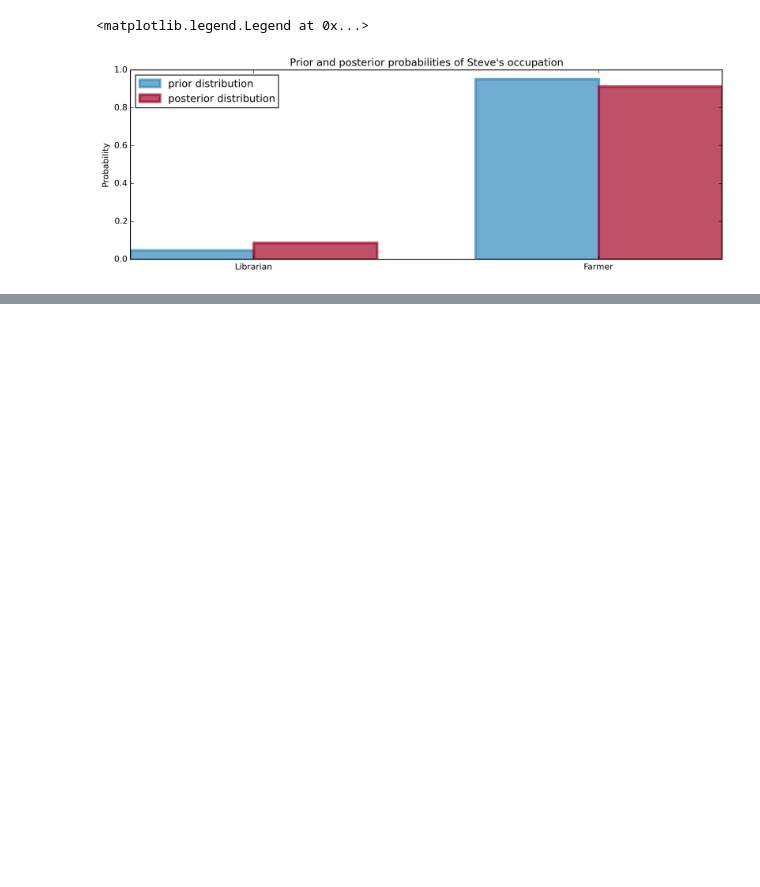
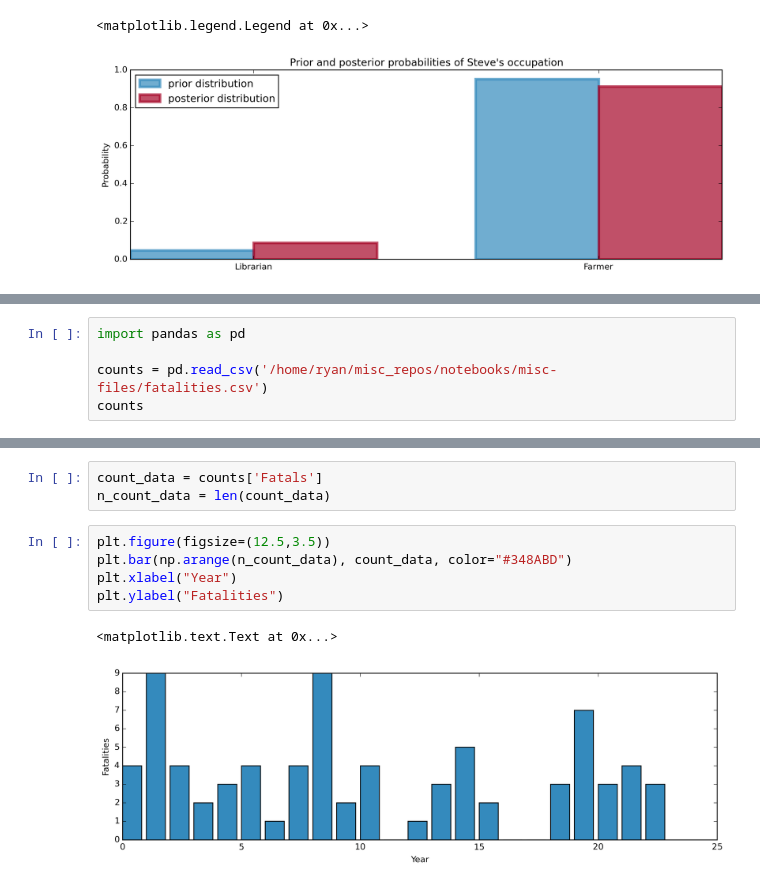
Before and after one commit to ryanvmenezes/BMfH, a Jupyter notebook: [1] The Philosophy of Bayesian Inference.ipynb, the cells around one changed output, grey strips where cells are left out. Drawn from its saved outputs; the diff is of its cells as text; blank space fills up the shorter version.

```diff
--- a/[1] The Philosophy of Bayesian Inference.ipynb
+++ b/[1] The Philosophy of Bayesian Inference.ipynb
@@ -132,0 +145,5 @@ plt.legend(loc="upper left")
+# %%
+import pandas as pd
+
+counts = pd.read_csv('/home/ryan/misc_repos/notebooks/misc-files/fatalities.csv')
+counts
@@ -132,0 +168,11 @@ plt.legend(loc="upper left")
+# %%
+count_data = counts['Fatals']
+n_count_data = len(count_data)
+# %%
+plt.figure(figsize=(12.5,3.5))
+plt.bar(np.arange(n_count_data), count_data, color="#348ABD")
+plt.xlabel("Year")
+plt.ylabel("Fatalities")
+# %% [output]
+<matplotlib.text.Text at 0x...>
+[figure, added]
```
Also changed, not shown: parts of 7 cells of this notebook, 1 other file.
